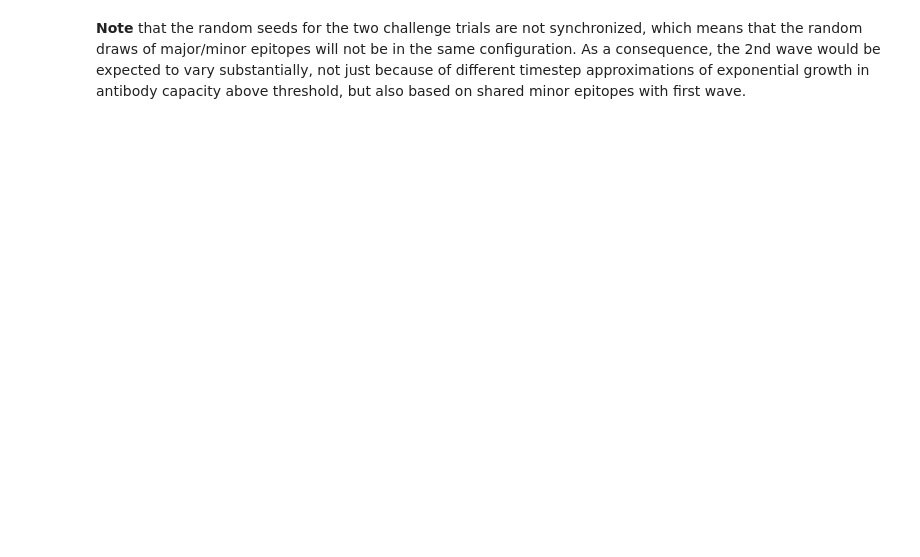
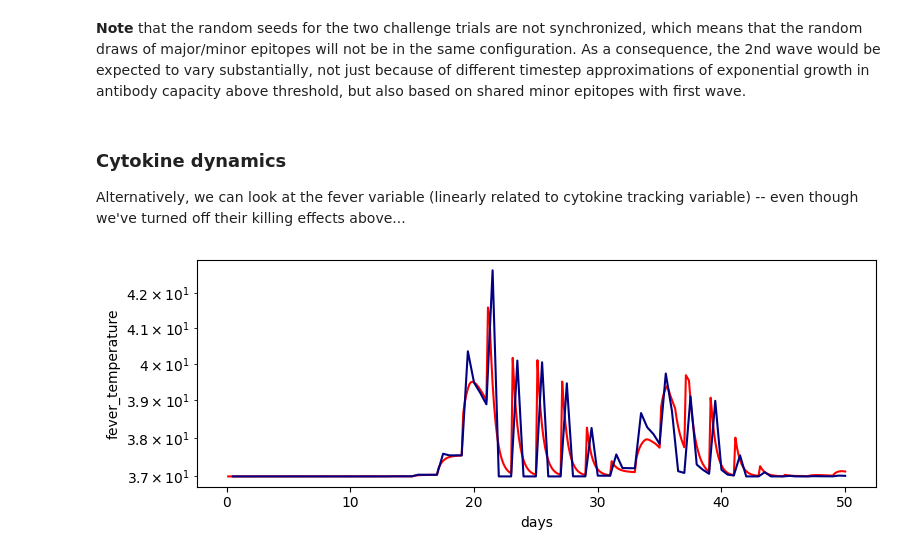
Before and after one commit to edwenger/emod-demo, a Jupyter notebook: examples/compare_timesteps.ipynb, the cells around one changed output. Saved outputs shown, nothing was run; the diff lists cells and outputs as text; code cells hidden in the pictures; blank space fills up the shorter version.

```diff
--- a/examples/compare_timesteps.ipynb
+++ b/examples/compare_timesteps.ipynb
@@ -65,2 +103,9 @@ compare_timeseries(df_ts8, df_ts2)
 # %% [markdown]
 **Note** that the random seeds for the two challenge trials are not synchronized, which means that the random draws of major/minor epitopes will not be in the same configuration.  As a consequence, the 2nd wave would be expected to vary substantially, not just because of different timestep approximations of exponential growth in antibody capacity above threshold, but also based on shared minor epitopes with first wave.
+# %% [markdown]
+### Cytokine dynamics
+Alternatively, we can look at the fever variable (linearly related to cytokine tracking variable) -- even though we've turned off their killing effects above...
+# %%
+compare_timeseries(df_ts8, df_ts2, channel='fever_temperature')
+# %% [output]
+[figure, added]
```
Also changed, not shown: parts of 20 cells of this notebook, 8 other files.
